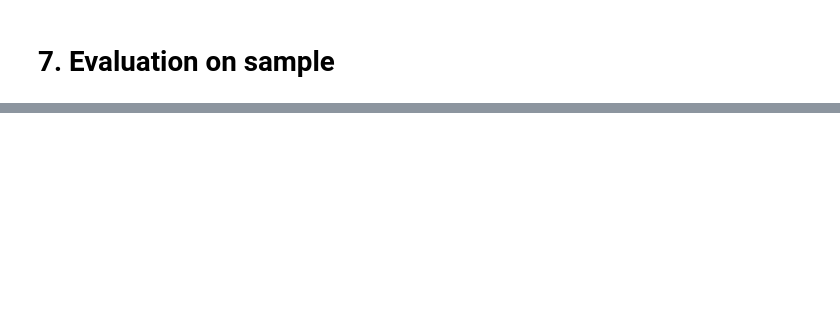
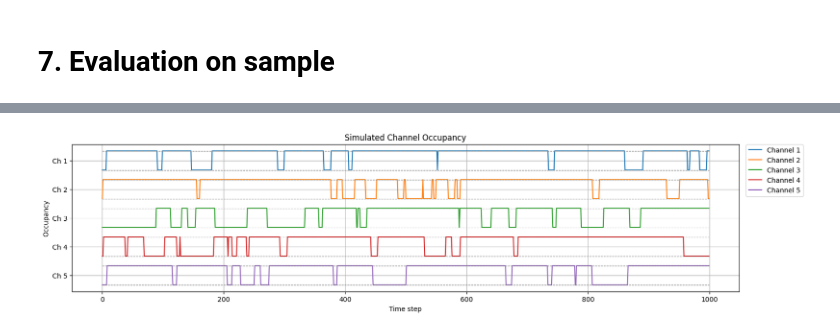
Before and after one commit to kd-kdev/CognitiveRadio-LSTM, a Jupyter notebook: LSTM_model.ipynb, the cells around one changed output, grey strips where cells are left out. Saved outputs shown, nothing was run; the diff lists cells and outputs as text; code cells hidden in the pictures; blank space fills up the shorter version.

```diff
--- a/LSTM_model.ipynb
+++ b/LSTM_model.ipynb
@@ -266,0 +301,33 @@ total: 8950
+# %%
+# Plot for new dataset
+offset = 1.5
+plt.figure(figsize=(18, 4))
+
+yticks = []
+yticklabels = []
+
+for i in range(num_channels):
+    rev_i = num_channels - 1 - i
+    channel_offset = rev_i * offset
+
+    # Plot actual channel signal
+    plt.plot(X_raw[i] + channel_offset, label=f"Channel {i+1}")
+
+    # Add horizontal lines at 0 and 1 for this channel
+    plt.hlines(y=channel_offset + 0, xmin=0, xmax=X_raw.shape[1]-1, colors='gray', linestyles='dashed', linewidth=0.8)
+    plt.hlines(y=channel_offset + 1, xmin=0, xmax=X_raw.shape[1]-1, colors='gray', linestyles='dashed', linewidth=0.8)
+
+    # Set middle point for tick
+    mid = channel_offset + 0.5
+    yticks.append(mid)
+    yticklabels.append(f"Ch {i+1}")
+
+plt.title("Simulated Channel Occupancy")
+plt.xlabel("Time step")
+plt.ylabel("Occupancy")
+plt.yticks(yticks, yticklabels)
+plt.legend(loc='upper left', bbox_to_anchor=(1.01, 1), borderaxespad=0)
+plt.grid(True)
+plt.show()
+# %% [output]
+[figure, added]
```
Also changed, not shown: parts of 18 cells of this notebook.
